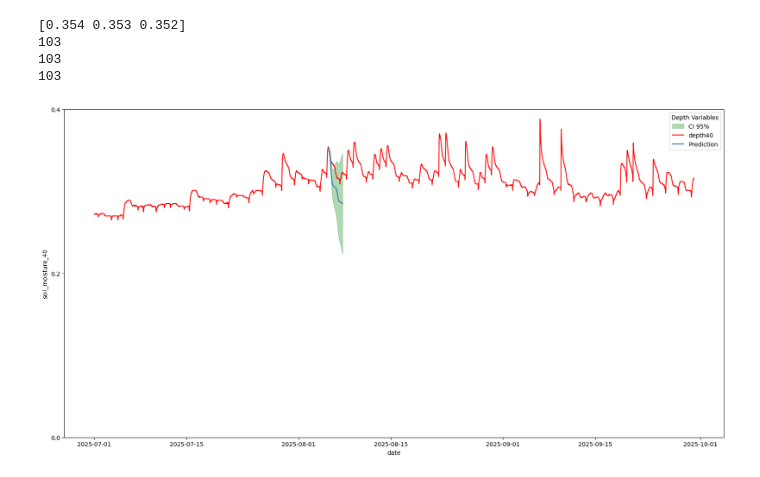
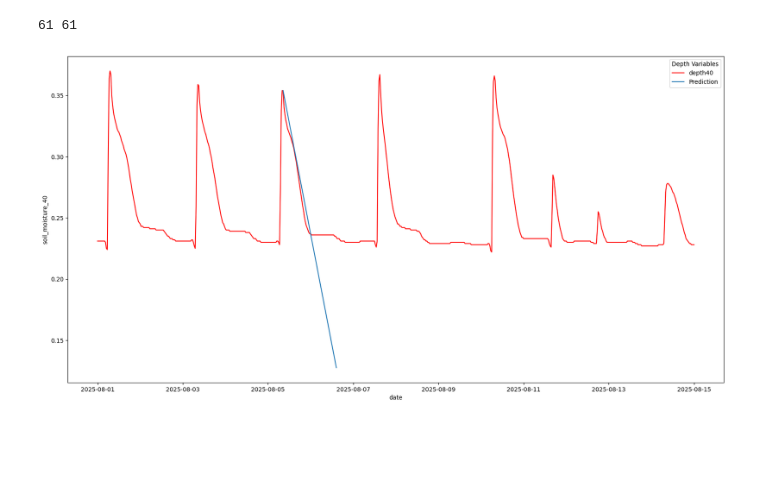
Before and after one commit to 3urega/SAF, a Jupyter notebook: predictions.ipynb, the cells around one changed output. Cells and saved outputs as stored; diff of their text form; code cells hidden in the pictures; blank space fills up the shorter version.

```diff
--- a/predictions.ipynb
+++ b/predictions.ipynb
@@ -7,7 +7,7 @@ import matplotlib.pyplot as plt
 from scipy.ndimage import gaussian_filter1d
 import matplotlib.dates as mdates
 # %%
-df = pd.read_csv("data/3274-Device-Data-Fix.csv")
+df = pd.read_csv("data/1082-Device-Data-Fix.csv")
 df = preprocess.get_clean_df(df)
 # %%
 start_date = pd.to_datetime("2024-04-01")
@@ -233,49 +224,46 @@ RMSE: 0.0005922864870586254
 # %%
-format_func = format_XGBoost
+from sklearn.linear_model import TheilSenRegressor, RANSACRegressor, LinearRegression
+from scipy.optimize import least_squares
 
-start_date = pd.to_datetime("2025-07-01")
-end_date   = pd.to_datetime("2025-09-30")
+start_date = pd.to_datetime("2025-08-01")
+end_date   = pd.to_datetime("2025-08-15")
 df_pred = df[(df["date"]>= start_date) & (df["date"] <= end_date)].copy()
 
-current_value = df.loc[df["date"] >= pd.to_datetime("2025-08-05 13:30:00")]
-current_date = pd.to_datetime("2025-08-05 13:30:00")
+current_value = df.loc[df["date"] >= pd.to_datetime("2025-08-05 08:30:00")]
+current_date = pd.to_datetime("2025-08-05 08:30:00")
 current_hour = 8
 
-print(current_value.head(3)["soil_moisture_40"].values)
 
-steps = 100
+y = df.loc[(df["date"] >= pd.to_datetime("2025-08-05 08:30:00")) & (df["date"] <= pd.to_datetime("2025-08-05 08:30:00") + pd.Timedelta(hours=30)), "soil_moisture_40"].values
+x = np.array([i for i in range(len(y))]).reshape((-1, 1))
+
+x0 = x[0, 0]
+y0 = y[0]
+
+x_shifted = (x - x0).reshape(-1, 1)
+y_shifted = y - y0
+
+model = TheilSenRegressor(random_state=0, fit_intercept=False)
+model.fit(x_shifted, y_shifted)
+
+m = model.coef_[0]
+b = y0
 
 input_names = ["soil_moisture_40", "steps_from_peak", "hour"]
 
-predictions = current_value.head(3)["soil_moisture_40"].values
+x = [i for i in range(len(y))]
+values = [m*i + b for i in x]
+times = np.array([current_date + pd.Timedelta(hours=i/2) for i in range(61)])
 
-for i in range(steps):
-    hour_s = np.sin(2 * np.pi * current_hour / 24)
-    hour_c = np.cos(2 * np.pi * current_hour / 24)
-    input_vec = np.concat([predictions[-3:], [i+3, hour_s, hour_c, False, False, True]]).reshape(1, -1)
-    pred = model.predict(format_func(input_vec))
-    current_hour = (current_hour + i%2)%24
-    predictions = np.append(predictions, pred[0] + predictions[-1])
-
-deviations = [0, 0, 0]
-values = [c for c in predictions]
-times = np.array([current_date + pd.Timedelta(hours=i/2) for i in range(steps + 3)])
-deviations = np.array(deviations + [i * deviation for i in range(1, steps+1)])
-print(len(deviations))
-print(len(times))
-print(len(values))
 
 plt.figure(figsize=(20, 10))
-plt.fill_between(times, values - deviations, values + deviations, alpha=0.3, color='green', label="CI 95%")
 sns.lineplot(df_pred, x="date", y="soil_moisture_40", label="depth40", color="red")
+print(len(times), len(values))
 sns.lineplot(x=times, y=values, label="Prediction")
 plt.legend(title="Depth Variables")
-plt.ylim(0, 0.40)
-plt.yticks([0, 0.20, 0.40])
+# plt.ylim(0, 0.40)
+# plt.yticks([0, 0.20, 0.40])
 plt.show()
 # %% [output]
-[0.354 0.353 0.352]
-103
-103
-103
+61 61
-[figure, old version]
+[figure, new version]
```
Also changed, not shown: parts of 7 cells of this notebook, 8 other files.
